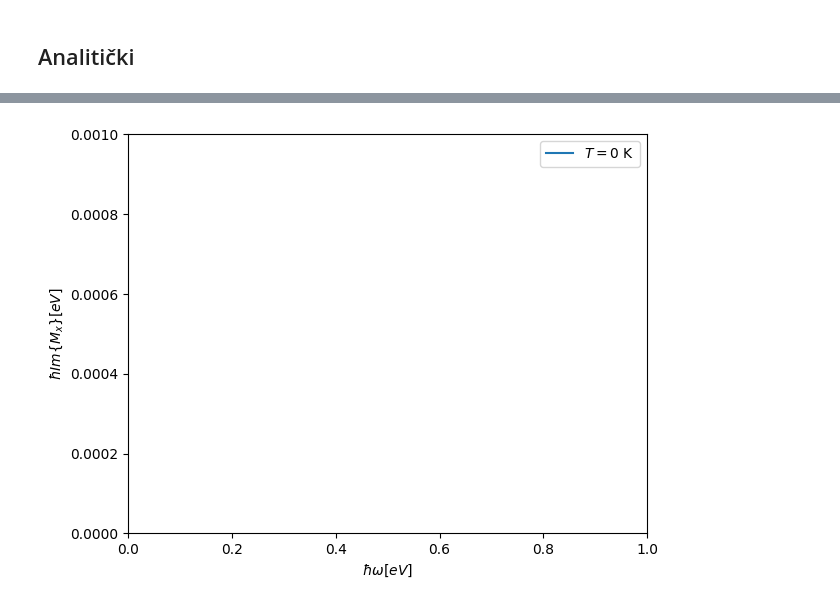
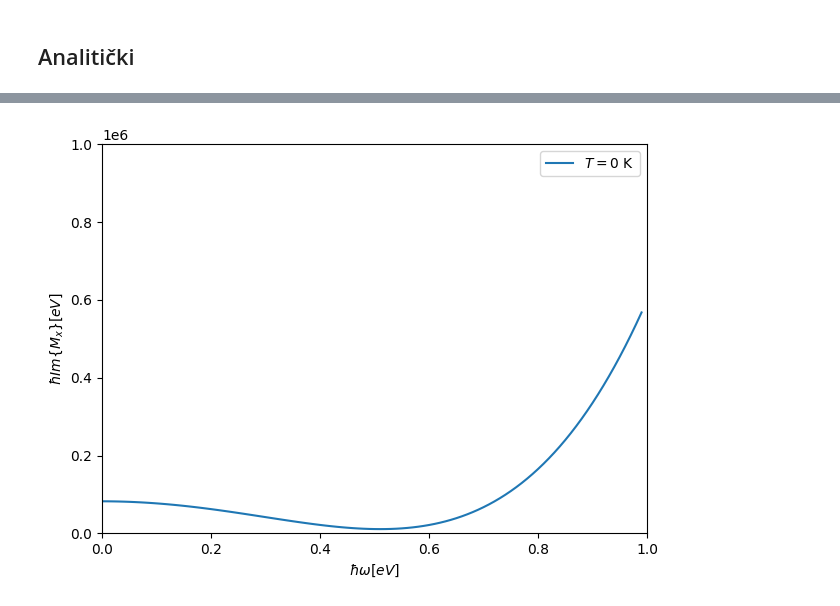
Before and after one commit to ppapac/24112024_memfn, a Jupyter notebook: MemoryDirac3D_usingTQ_020626_cutoff_cpl - Copy (2).ipynb, the cells around one changed output, grey strips where cells are left out. Drawn from its saved outputs; the diff is of its cells as text; code cells hidden in the pictures.

```diff
--- a/MemoryDirac3D_usingTQ_020626_cutoff_cpl - Copy (2).ipynb
+++ b/MemoryDirac3D_usingTQ_020626_cutoff_cpl - Copy (2).ipynb
@@ -351,7 +355,7 @@ KeyboardInterrupt:
 ## Analitički
 # %%
 def mem_fn_imag_anal(hbar_w, k_w, k_c, k_f):
-    faktor = a**3 * G_op2 / (2 * pi * hbar**2 * c * k_f**2 * vf**2)
+    faktor = a**3 * G_op2 / (8 * pi * c * k_f**2) / hbar**2
 
     def poli(x, s):
         return (
@@ -410,4 +414,4 @@ def mem_fn_imag_anal(hbar_w, k_w, k_c, k_f):
         )
 
         rez += s * poli(phi_max, -s) - s * poli(phi_min, -s)
-    return -faktor * rez * hbar / hbar**4
+    return -(faktor * rez * hbar) / hbar**2
@@ -422,29 +418,29 @@ tensor([0., inf, inf, inf, inf, inf, inf, inf, inf, inf, inf, inf, inf, inf, inf
 # %%
-fig, ax = setup_plot(real=False, x_lim=[0, 1], y_lim=[0, 0.001])
+fig, ax = setup_plot(real=False, x_lim=[0, 1], y_lim=[0, 1000000])
 values = list(
     mem_fn_imag_anal(
         ws_0,
         k_w=torch.tensor([W / vf]),
         k_c=3 * Ef / vf,
         k_f=torch.tensor([Kf_20 / vf]),
     ).to("cpu")
 )
 plot_result(ax, values, T=0)
 # numeric_values = read_from_csv("op-g2, imag, T=4K, eta=0.001eV")[1]
 # ax.plot(
 #     ws_0[::].to("cpu"),
 #     numeric_values,
 #     linestyle="--",
 #     label=f"$T={T_0}$ K",
 # )
 # plt.text(0.2, 0.08, f"$\epsilon _w=${W} eV")
 # plt.text(0.2, 0.075, f"$\epsilon _c={3*float(Ef):.1f}$ eV")
 # plt.text(0.2, 0.07, f"$\epsilon _F={float(Ef):.1f}$ eV")
 
 ax.legend(loc="best")
 fig.tight_layout()
 # %% [output]
-[figure, old version]
+[figure, new version]
 # %%
 mem_fn_imag_anal(
     ws_0,
```
Also changed, not shown: parts of 11 cells of this notebook, 2 other files.
